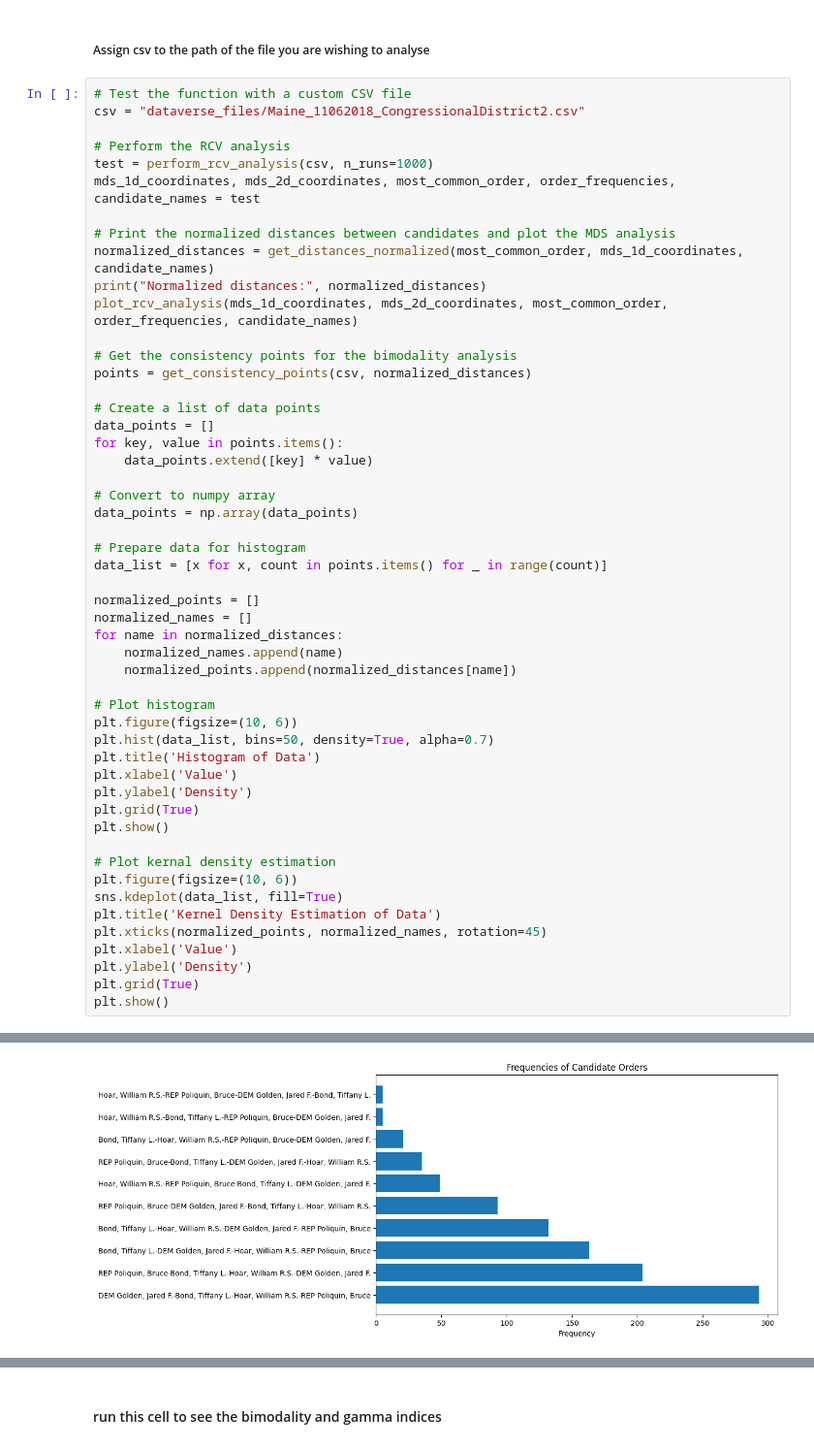
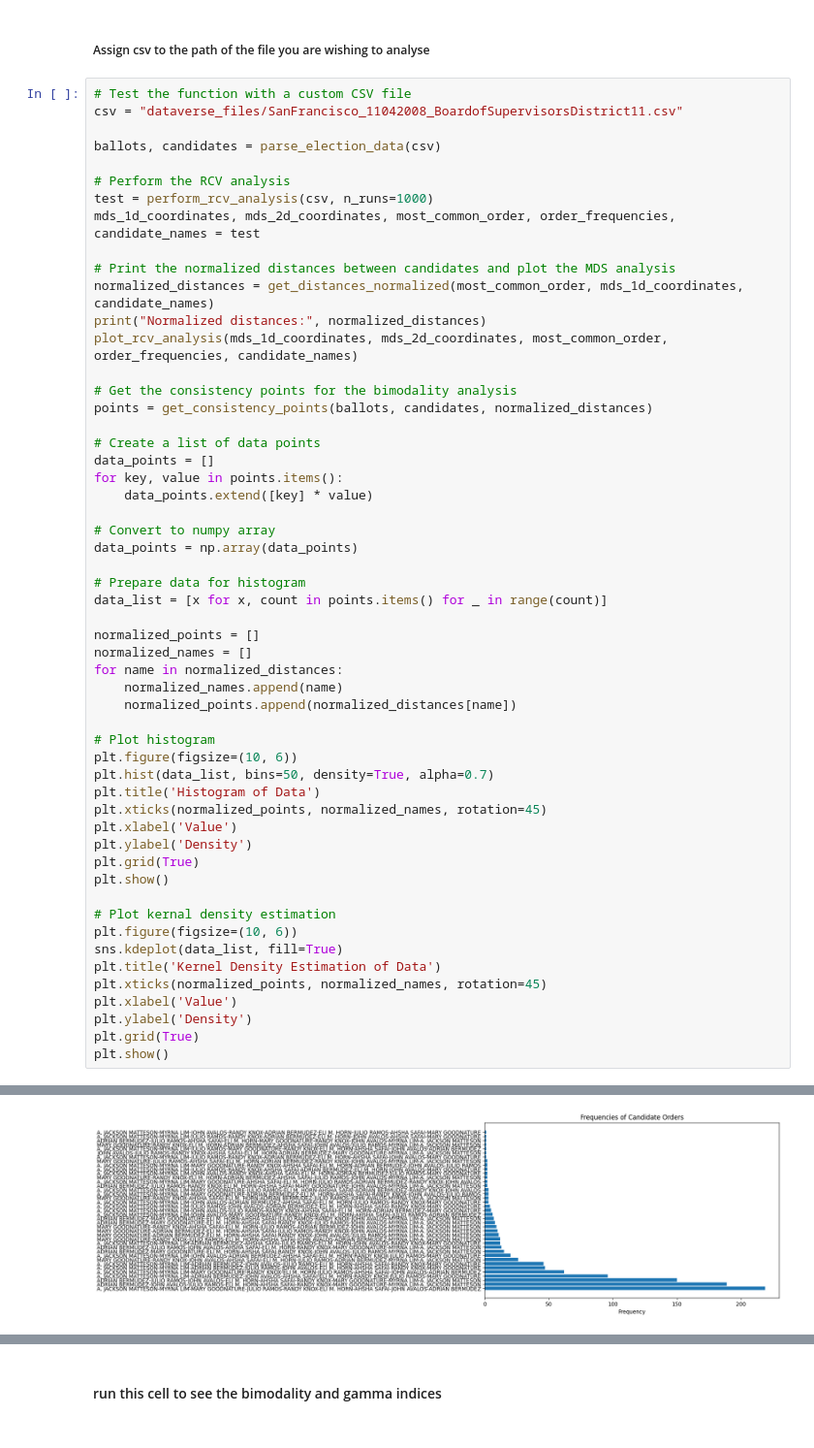
Before and after one commit to ericssimpson/voting-analysis-tools, a Jupyter notebook: team_arrow/clean/integration.ipynb, the cells around one changed output, grey strips where cells are left out. Shown at 97% size. Drawn from its saved outputs; the diff is of its cells as text.

```diff
--- a/team_arrow/clean/integration.ipynb
+++ b/team_arrow/clean/integration.ipynb
@@ -12,7 +13,9 @@ from rcv_dimensionality import *
 ##### Assign csv to the path of the file you are wishing to analyse
 # %%
 # Test the function with a custom CSV file
-csv = "dataverse_files/Maine_11062018_CongressionalDistrict2.csv"
+csv = "dataverse_files/SanFrancisco_11042008_BoardofSupervisorsDistrict11.csv"
+
+ballots, candidates = parse_election_data(csv)
 
 # Perform the RCV analysis
 test = perform_rcv_analysis(csv, n_runs=1000)
@@ -24,7 +27,7 @@ print("Normalized distances:", normalized_distances)
 plot_rcv_analysis(mds_1d_coordinates, mds_2d_coordinates, most_common_order, order_frequencies, candidate_names)
 
 # Get the consistency points for the bimodality analysis
-points = get_consistency_points(csv, normalized_distances)
+points = get_consistency_points(ballots, candidates, normalized_distances)
 
 # Create a list of data points
 data_points = []
@@ -47,6 +50,7 @@ for name in normalized_distances:
 plt.figure(figsize=(10, 6))
 plt.hist(data_list, bins=50, density=True, alpha=0.7)
 plt.title('Histogram of Data')
+plt.xticks(normalized_points, normalized_names, rotation=45)
 plt.xlabel('Value')
 plt.ylabel('Density')
 plt.grid(True)
@@ -66 +70 @@ Normalized distances: {'DEM Golden, Jared F.': 0.0, 'Bond, Tiffany L.': 0.945927
-[figure, old version]
+[figure, new version]
```
Also changed, not shown: parts of 6 cells of this notebook, 7 other files.
